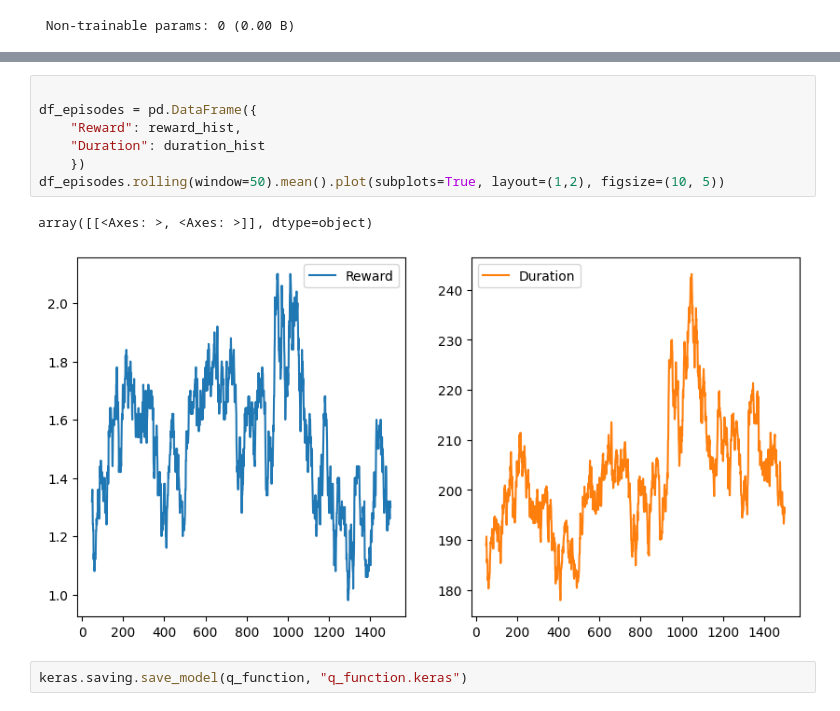
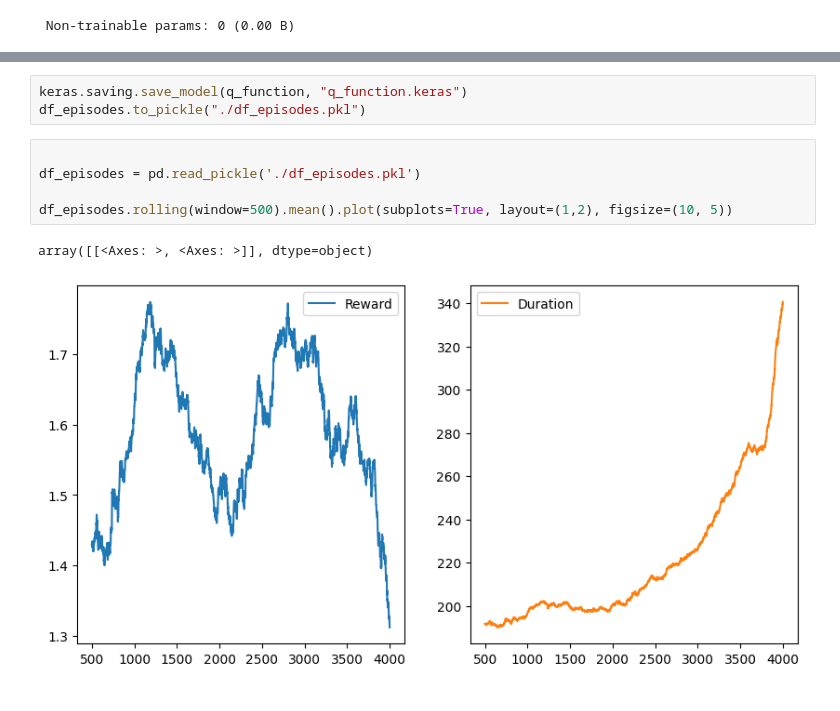
Before and after one commit to damianrodr/rl_atari, a Jupyter notebook: rl_atari_breakout.ipynb, the cells around one changed output, grey strips where cells are left out. Drawn from its saved outputs; the diff is of its cells as text.

Commit message:
4000 episodes with Deepmind model

```diff
--- a/rl_atari_breakout.ipynb
+++ b/rl_atari_breakout.ipynb
@@ -238,15 +250,14 @@ loss_df.rolling(window=20).mean().plot()
+# %%
+keras.saving.save_model(q_function, "q_function.keras")
+df_episodes.to_pickle("./df_episodes.pkl")
 # %%
 
-df_episodes = pd.DataFrame({
-    "Reward": reward_hist,
-    "Duration": duration_hist
-    })
-df_episodes.rolling(window=50).mean().plot(subplots=True, layout=(1,2), figsize=(10, 5))
+df_episodes = pd.read_pickle('./df_episodes.pkl')
+
+df_episodes.rolling(window=500).mean().plot(subplots=True, layout=(1,2), figsize=(10, 5))
 # %% [output]
 array([[<Axes: >, <Axes: >]], dtype=object)
-[figure, old version]
+[figure, new version]
-# %%
-keras.saving.save_model(q_function, "q_function.keras")
 # %%
 
 # Evaluation
```
Also changed, not shown: parts of 8 cells of this notebook, 1 other file.
